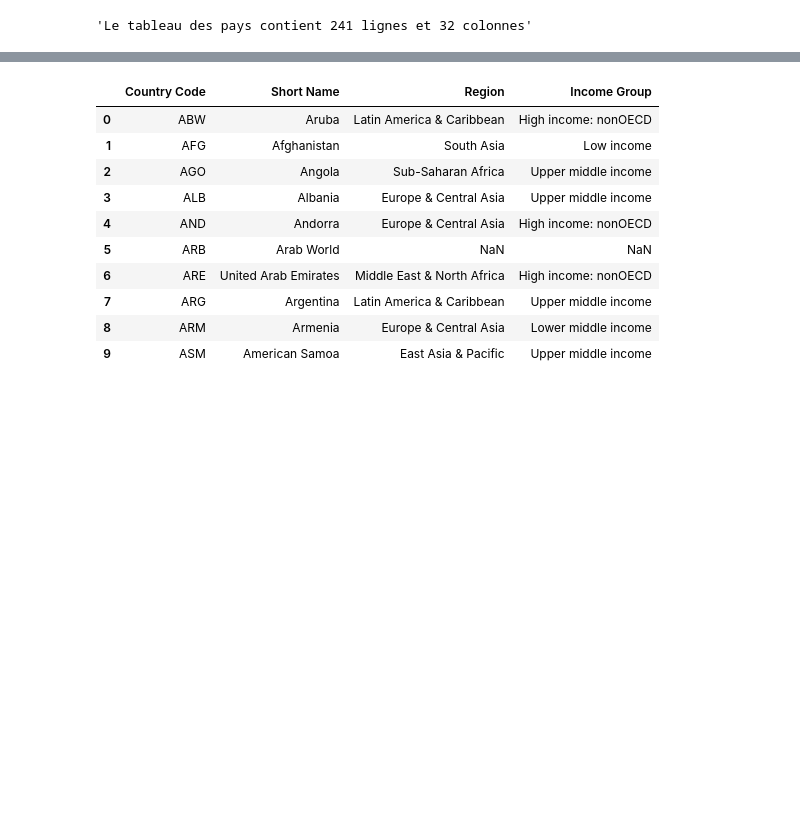
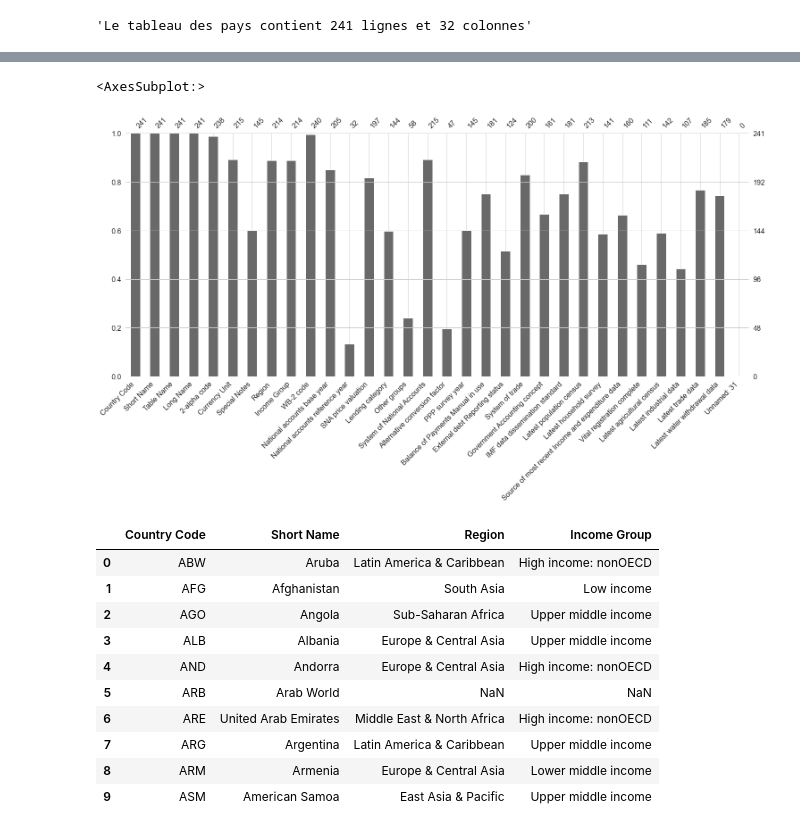
Before and after one commit to Charlotte-1987/openclassroom-projet2, a Jupyter notebook: notebook.ipynb, the cells around one changed output, grey strips where cells are left out. Cells and saved outputs as stored; diff of their text form; code cells hidden in the pictures; blank space fills up the shorter version.

```diff
--- a/notebook.ipynb
+++ b/notebook.ipynb
@@ -175,5 +174,5 @@ f"Le tableau des pays contient {df_geo.shape[0]} lignes et {df_geo.shape[1]} col
 # %% [output]
 'Le tableau des pays contient 241 lignes et 32 colonnes'
 # %%
-df_geo.head(10)
+msno.bar(df_geo.sample(241))
 # %% [output]
@@ -191 +179,3 @@ df_geo.head(10)
+<AxesSubplot:>
+[figure, added]
 # %%
```
Also changed, not shown: parts of 86 cells of this notebook.
